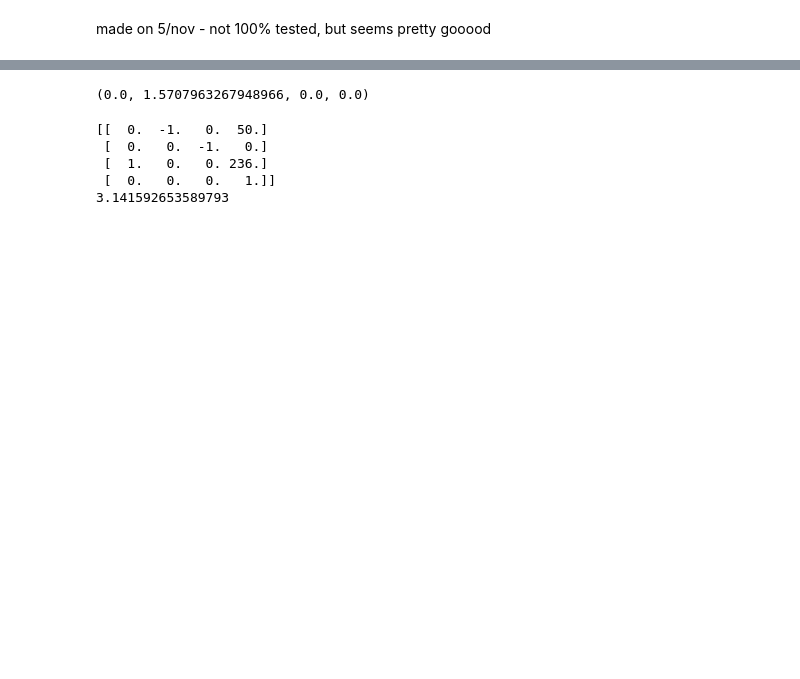
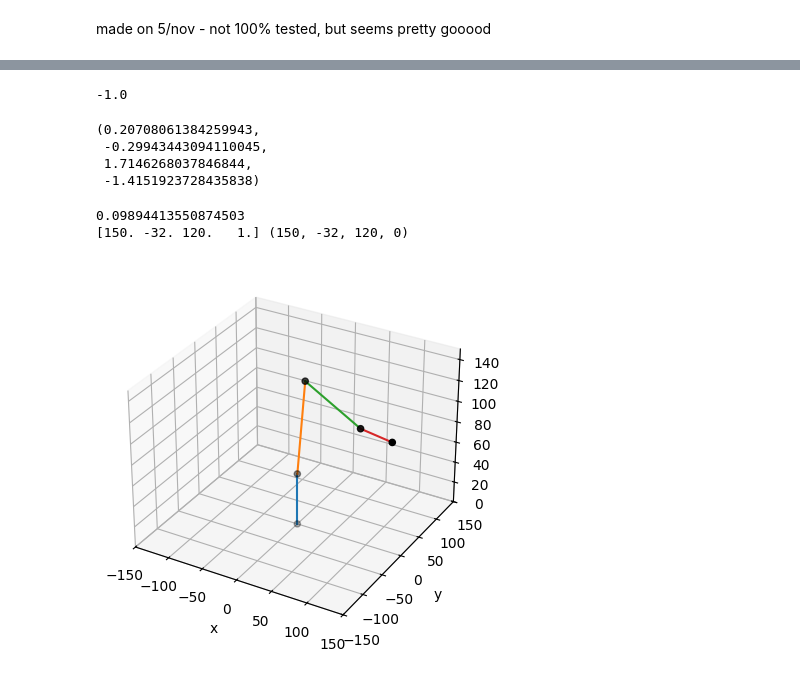
Before and after one commit to RaixSplitter/34753-Robotics-Project, a Jupyter notebook: notebooks/inverse_kinematics.ipynb, the cells around one changed output, grey strips where cells are left out. Cells and saved outputs as stored; diff of their text form; code cells hidden in the pictures; blank space fills up the shorter version.

```diff
--- a/notebooks/inverse_kinematics.ipynb
+++ b/notebooks/inverse_kinematics.ipynb
@@ -94,14 +76,0 @@ array([[  0.,  -1.,   0.,   0.],
-# %%
-inv_kinematics(0,0,286,pi/2)
-# %% [output]
-(0.0, 1.5707963267948966, 0.0, 0.0)
-# %%
-out = forward_kinematics(*inv_kinematics(50,0,286-50,pi/2))
-print(out)
-print(atan2(out[0][2], out[1][2]))
-# %% [output]
-[[  0.  -1.   0.  50.]
- [  0.   0.  -1.   0.]
- [  1.   0.   0. 236.]
- [  0.   0.   0.   1.]]
-3.141592653589793
@@ -107,0 +174,63 @@ print(atan2(out[0][2], out[1][2]))
+# %%
+# Sanity check
+start = (0, 0, 286, pi/2)
+end = forward_kinematics4(*inv_kinematics(*start))
+
+# See: https://stackoverflow.com/questions/15262897/how-can-i-get-the-angle-from-a-matrix
+angle = acos((np.trace(end) - 1) / 2)
+
+assert np.isclose(end[:3, -1], start[:3]).all(), f"Position is wrong: {end[:3, -1]}"
+assert np.isclose(start[-1], angle), f"Angle is wrong: {start[-1]}"
+# %% [output]
+-1.0
+# %%
+t1, t2, t3, t4 = inv_kinematics(*target)
+t1, t2, t3, t4
+# %% [output]
+(0.20708061384259943,
+ -0.29943443094110045,
+ 1.7146268037846844,
+ -1.4151923728435838)
+# %%
+target = (150, -32, 120, 0) # x,y,z,phi # pi/2 points up
+t1, t2, t3, t4 = inv_kinematics(*target)
+
+T_0_1 = forward_kinematics1(t1)
+T_0_2 = forward_kinematics2(t1, t2)
+T_0_3 = forward_kinematics3(t1, t2, t3)
+T_0_4 = forward_kinematics4(t1, t2, t3, t4)
+
+origin = np.array([0, 0, 0, 1])
+joint1_position = (T_0_1 @ origin)
+joint2_position = (T_0_2 @ origin)
+joint3_position = (T_0_3 @ origin)
+joint4_position = (T_0_4 @ origin)
+
+joint1_position[:3], joint2_position[:3], joint3_position[:3], joint4_position[:3]
+
+joints = np.array([
+    origin[:3], joint1_position[:3], joint2_position[:3], joint3_position[:3], joint4_position[:3]
+])
+joints
+
+ax = plt.figure().add_subplot(projection='3d')
+ax.set_xlim(-150, 150)
+ax.set_ylim(-150, 150)
+ax.set_zlim(0, 150)
+ax.set_xlabel("x")
+ax.set_ylabel("y")
+ax.set_zlabel("z")
+
+for a, b in zip(joints, joints[1:]):
+    ax.plot([a[0], b[0]], [a[1],b[1]],zs=[a[2],b[2]])
+
+ax.scatter(joints[:,0], joints[:,1], zs=joints[:,2], c='black')
+
+# ax.view_init(elev=45, azim=90, roll=0)
+
+print(joint4_position, target)
+plt.show()
+# %% [output]
+0.09894413550874503
+[150. -32. 120.   1.] (150, -32, 120, 0)
+[figure, added]
```
Also changed, not shown: parts of 24 cells of this notebook, 1 other file.
